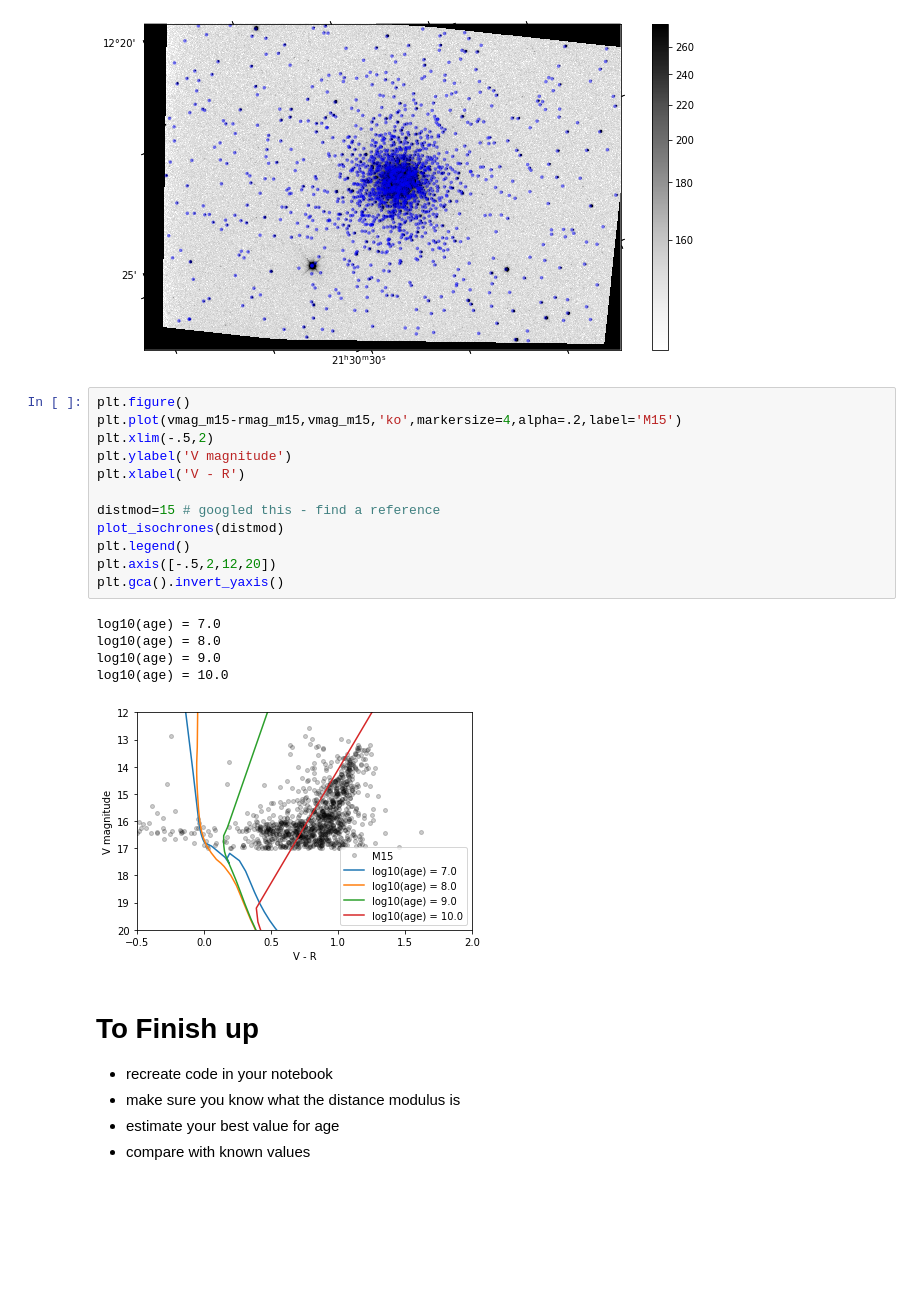
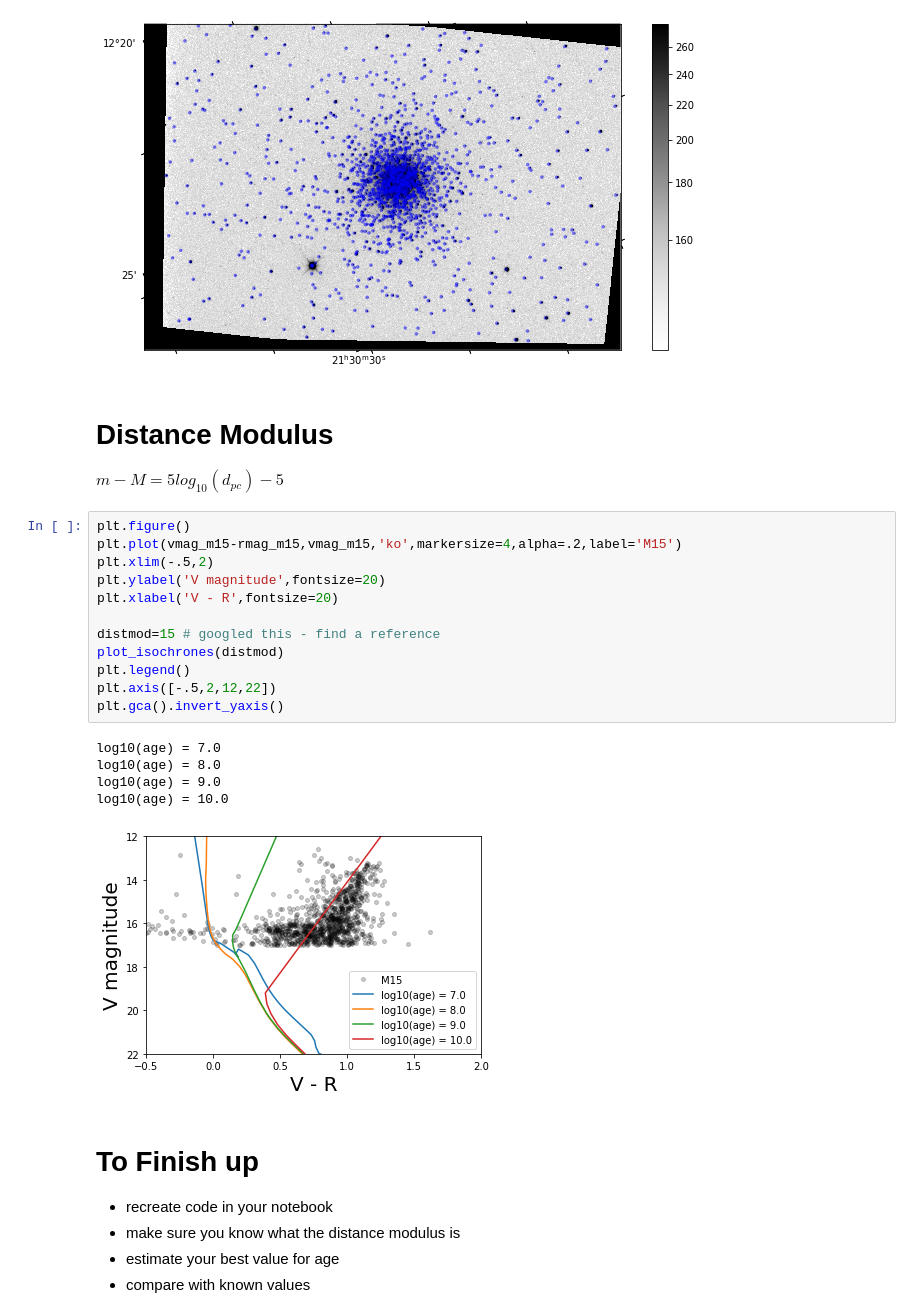
Before and after one commit to rfinn/obsastro, a Jupyter notebook: notebooks/HR-diagram.ipynb, the cells around one changed output. Drawn from its saved outputs; the diff is of its cells as text; blank space fills up the shorter version.

```diff
--- a/notebooks/HR-diagram.ipynb
+++ b/notebooks/HR-diagram.ipynb
@@ -290,24 +290,28 @@ display_image(image,rawdata=True,percent=98,wcs=True)
 apertures.plot(color='blue', lw=1.5, alpha=0.5)
 # %% [output]
 [figure]
+# %% [markdown]
+# Distance Modulus
+
+$m - M = 5 log_{10}(d_{pc}) - 5 $
 # %%
 plt.figure()
 plt.plot(vmag_m15-rmag_m15,vmag_m15,'ko',markersize=4,alpha=.2,label='M15')
 plt.xlim(-.5,2)
-plt.ylabel('V magnitude')
-plt.xlabel('V - R')
+plt.ylabel('V magnitude',fontsize=20)
+plt.xlabel('V - R',fontsize=20)
 
 distmod=15 # googled this - find a reference
 plot_isochrones(distmod)
 plt.legend()
-plt.axis([-.5,2,12,20])
+plt.axis([-.5,2,12,22])
 plt.gca().invert_yaxis()
 # %% [output]
 log10(age) = 7.0
 log10(age) = 8.0
 log10(age) = 9.0
 log10(age) = 10.0
-[figure, old version]
+[figure, new version]
 # %% [markdown]
 # To Finish up
 
```
Also changed, not shown: parts of 1 cell of this notebook.
